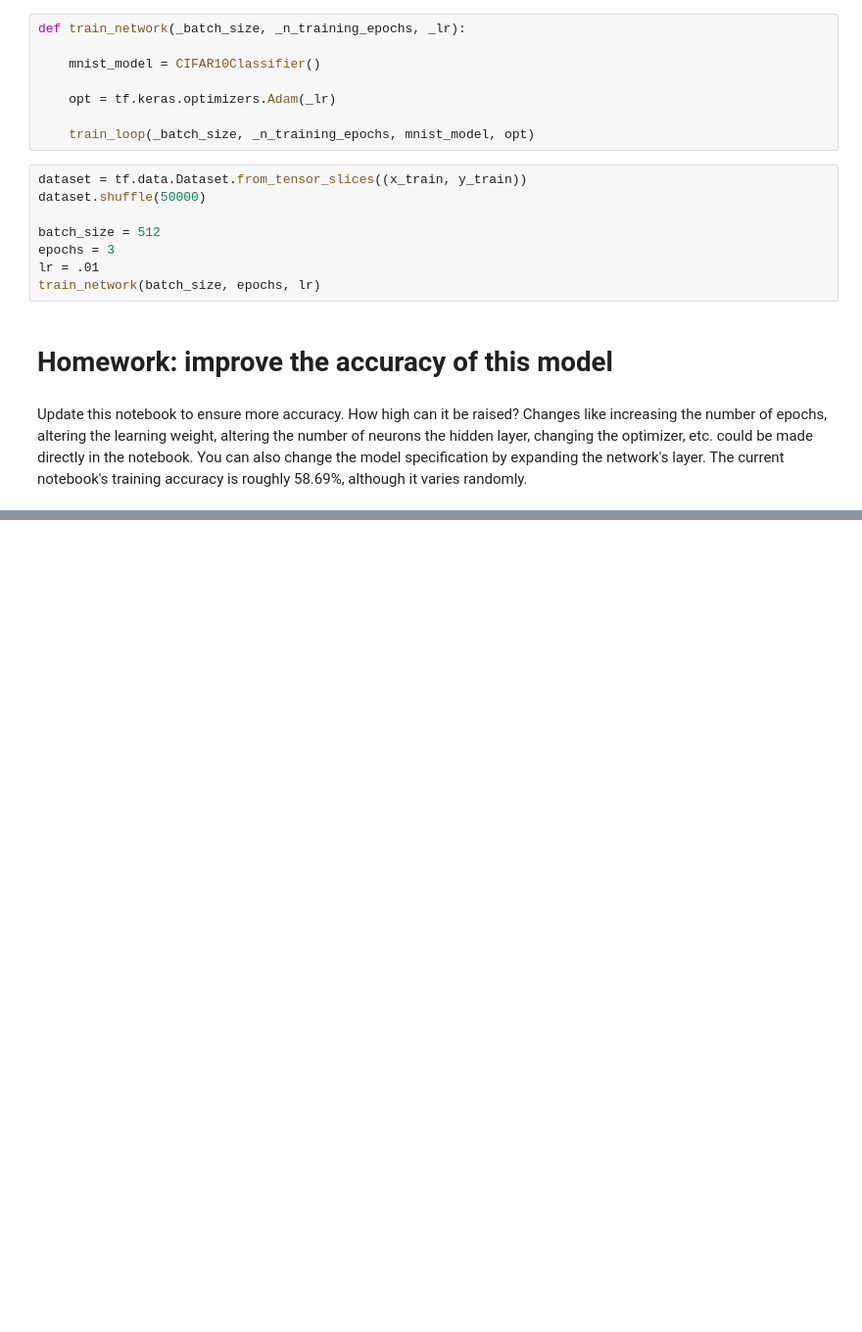
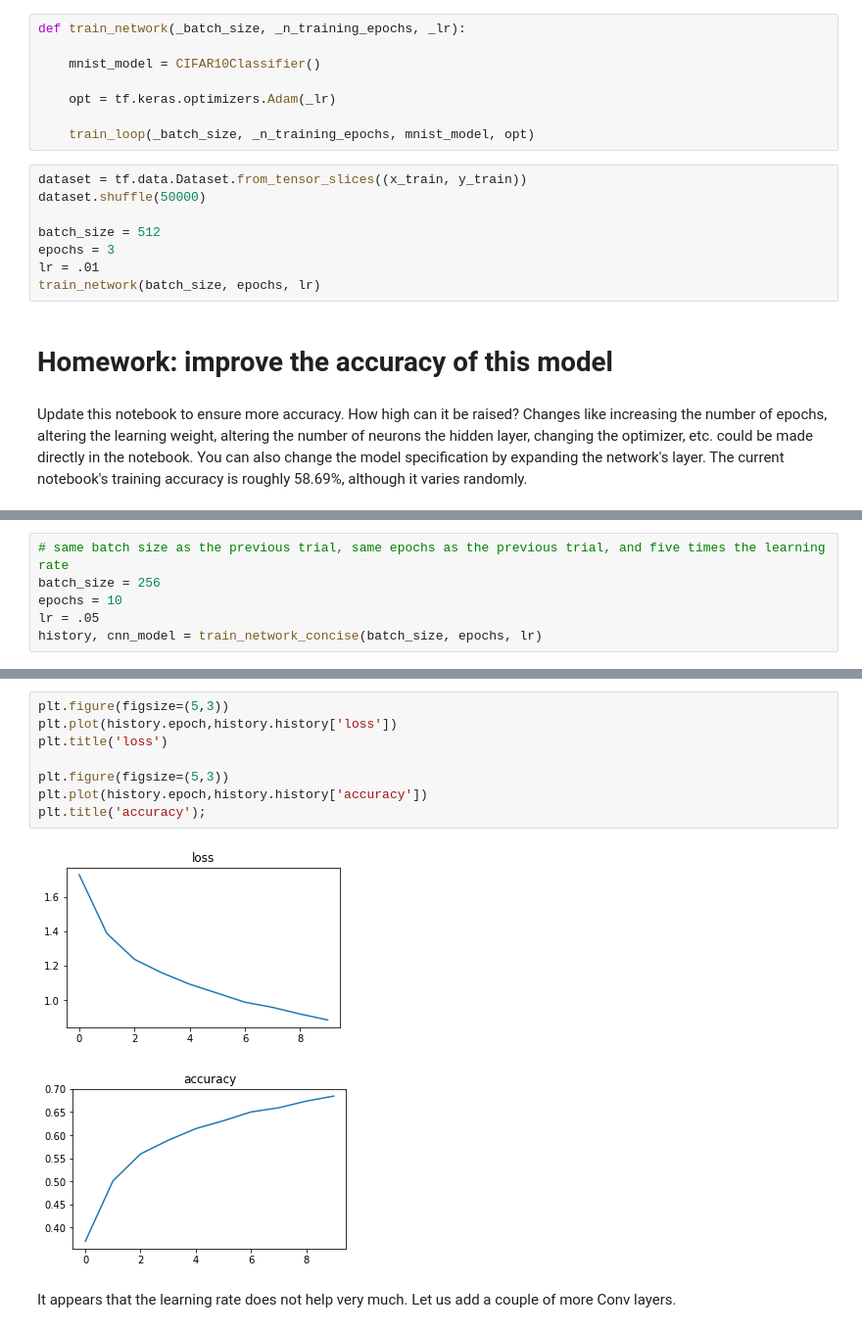
Before and after one commit to argonne-lcf/ai-science-training-series, a Jupyter notebook: 03_neural_networks_tensorflow/02_keras_cnn-WithHW-KTK.ipynb, the cells around one changed output, grey strips where cells are left out. Shown: that part at 98% size. Cells and saved outputs as stored; diff of their text form; blank space fills up the shorter version.

```diff
--- a/03_neural_networks_tensorflow/02_keras_cnn-WithHW-KTK.ipynb
+++ b/03_neural_networks_tensorflow/02_keras_cnn-WithHW-KTK.ipynb
@@ -219,0 +263,6 @@ Update this notebook to ensure more accuracy. How high can it be raised? Changes
+# %%
+# same batch size as the previous trial, same epochs as the previous trial, and five times the learning rate
+batch_size = 256
+epochs = 10
+lr = .05
+history, cnn_model = train_network_concise(batch_size, epochs, lr)
@@ -219,0 +290,13 @@ Update this notebook to ensure more accuracy. How high can it be raised? Changes
+# %%
+plt.figure(figsize=(5,3))
+plt.plot(history.epoch,history.history['loss'])
+plt.title('loss')
+
+plt.figure(figsize=(5,3))
+plt.plot(history.epoch,history.history['accuracy'])
+plt.title('accuracy');
+# %% [output]
+[figure, added]
+[figure, added]
+# %% [markdown]
+It appears that the learning rate does not help very much. Let us add a couple of more Conv layers.
```
Also changed, not shown: parts of 14 cells of this notebook.
